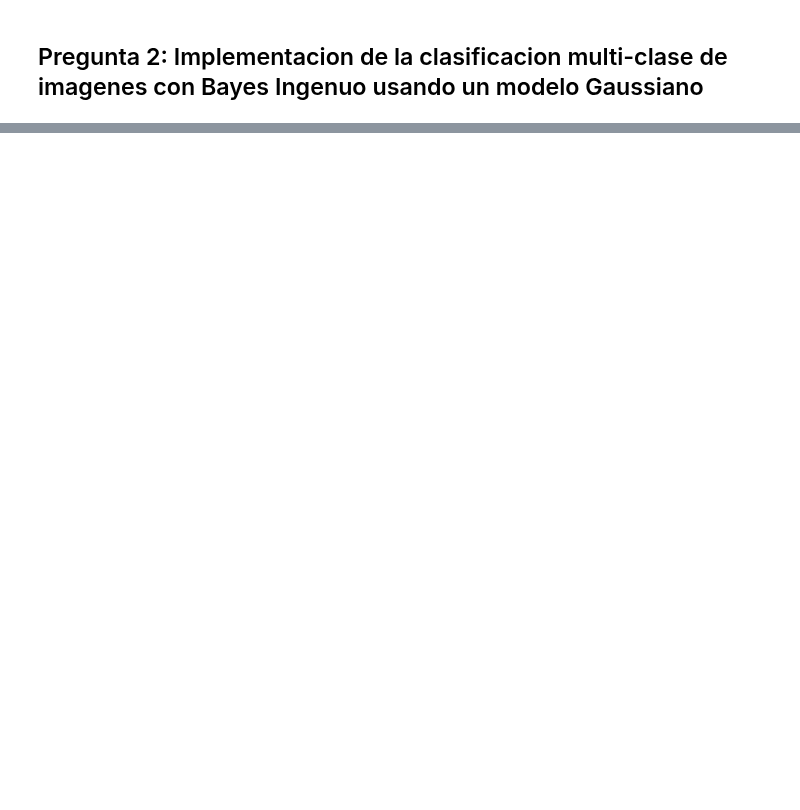
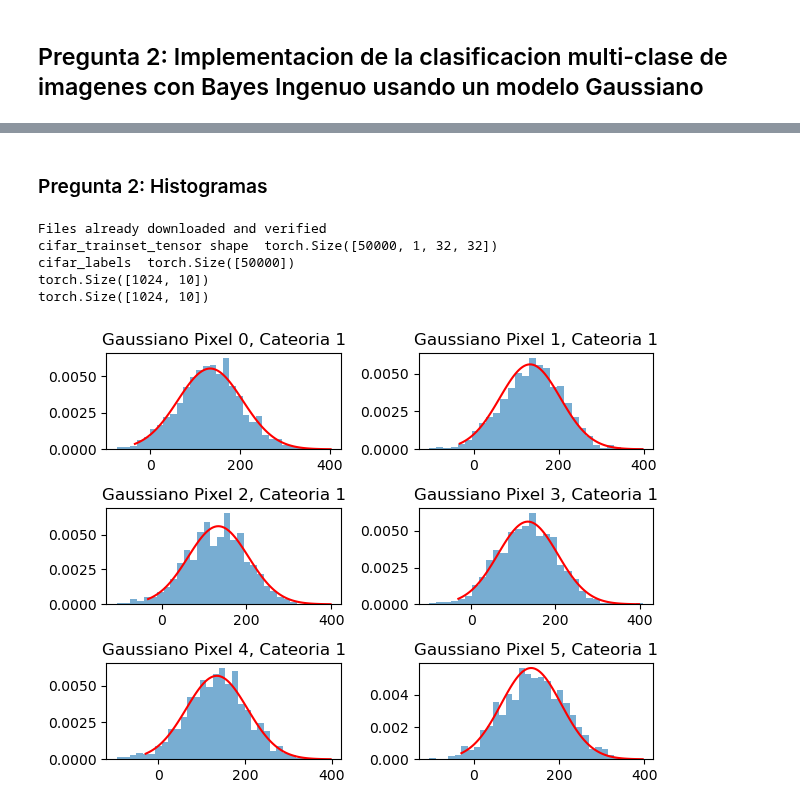
Before and after one commit to YoksanVC/TEC_DataScienceCert, a Jupyter notebook: Module_3_Estadistica_CienciaDatos/Trabajo_Practico_1_Bayes/TrabajoPractico1_Bayes.ipynb, the cells around one changed output, grey strips where cells are left out. Drawn from its saved outputs; the diff is of its cells as text; code cells hidden in the pictures; blank space fills up the shorter version.

```diff
--- a/Module_3_Estadistica_CienciaDatos/Trabajo_Practico_1_Bayes/TrabajoPractico1_Bayes.ipynb
+++ b/Module_3_Estadistica_CienciaDatos/Trabajo_Practico_1_Bayes/TrabajoPractico1_Bayes.ipynb
@@ -534,0 +611,20 @@ La media de la tasa de aciertos es de 10.259%, y la desviacion estandar es de 0.
+# %% [markdown]
+### Pregunta 2: Histogramas
+# %%
+# Creando el set de datos
+set_tensor,set_labels = load_cifar10_dataset()
+
+# Definiendo las dimensiones del modelo
+K = 10
+D = 1024
+
+Mu_d_k, Sigma_d_k = train_model_gaussian(set_labels, set_tensor, K, D)
+
+print(Mu_d_k.shape)
+print(Sigma_d_k.shape)
+# %% [output]
+Files already downloaded and verified
+cifar_trainset_tensor shape  torch.Size([50000, 1, 32, 32])
+cifar_labels  torch.Size([50000])
+torch.Size([1024, 10])
+torch.Size([1024, 10])
@@ -534,0 +643,51 @@ La media de la tasa de aciertos es de 10.259%, y la desviacion estandar es de 0.
+# %%
+# Calculo de las funciones de densidad gaussianas y los histogramas, Categoria 1, Pixel 0
+hist0_c1,points0_c1,pdf0_c1 = pdf_hist_objects(Mu_d_k[0,1], Sigma_d_k[0,1])
+
+# Calculo de las funciones de densidad gaussianas y los histogramas, Categoria 1, Pixel 1
+hist1_c1,points1_c1,pdf1_c1 = pdf_hist_objects(Mu_d_k[1,1], Sigma_d_k[1,1])
+
+# Calculo de las funciones de densidad gaussianas y los histogramas, Categoria 1, Pixel 2
+hist2_c1,points2_c1,pdf2_c1 = pdf_hist_objects(Mu_d_k[2,1], Sigma_d_k[2,1])
+
+# Calculo de las funciones de densidad gaussianas y los histogramas, Categoria 1, Pixel 3
+hist3_c1,points3_c1,pdf3_c1 = pdf_hist_objects(Mu_d_k[3,1], Sigma_d_k[3,1])
+
+# Calculo de las funciones de densidad gaussianas y los histogramas, Categoria 1, Pixel 4
+hist4_c1,points4_c1,pdf4_c1 = pdf_hist_objects(Mu_d_k[4,1], Sigma_d_k[4,1])
+
+# Calculo de las funciones de densidad gaussianas y los histogramas, Categoria 1, Pixel 5
+hist5_c1,points5_c1,pdf5_c1 = pdf_hist_objects(Mu_d_k[5,1], Sigma_d_k[5,1])
+# %%
+# Creando los histogramas para la categoria 1
+fig3, ((gauss1,gauss2),(gauss3,gauss4),(gauss5,gauss6)) = plt.subplots(nrows=3,ncols=2)
+
+# Ploteando los histogramas
+gauss1.hist(hist0_c1, bins=30, density=True, alpha=0.6, label='Histogram')
+gauss1.plot(points0_c1, pdf0_c1, color='r', label='Funcion Gaussiana')
+gauss1.set_title('Gaussiano Pixel 0, Cateoria 1')
+
+gauss2.hist(hist1_c1, bins=30, density=True, alpha=0.6, label='Histogram')
+gauss2.plot(points1_c1, pdf1_c1, color='r', label='Funcion Gaussiana')
+gauss2.set_title('Gaussiano Pixel 1, Cateoria 1')
+
+gauss3.hist(hist2_c1, bins=30, density=True, alpha=0.6, label='Histogram')
+gauss3.plot(points2_c1, pdf2_c1, color='r', label='Funcion Gaussiana')
+gauss3.set_title('Gaussiano Pixel 2, Cateoria 1')
+
+gauss4.hist(hist3_c1, bins=30, density=True, alpha=0.6, label='Histogram')
+gauss4.plot(points3_c1, pdf3_c1, color='r', label='Funcion Gaussiana')
+gauss4.set_title('Gaussiano Pixel 3, Cateoria 1')
+
+gauss5.hist(hist4_c1, bins=30, density=True, alpha=0.6, label='Histogram')
+gauss5.plot(points4_c1, pdf4_c1, color='r', label='Funcion Gaussiana')
+gauss5.set_title('Gaussiano Pixel 4, Cateoria 1')
+
+gauss6.hist(hist5_c1, bins=30, density=True, alpha=0.6, label='Histogram')
+gauss6.plot(points5_c1, pdf5_c1, color='r', label='Funcion Gaussiana')
+gauss6.set_title('Gaussiano Pixel 5, Cateoria 1')
+
+fig3.tight_layout()
+plt.show()
+# %% [output]
+[figure, added]
```
Also changed, not shown: parts of 42 cells of this notebook.
